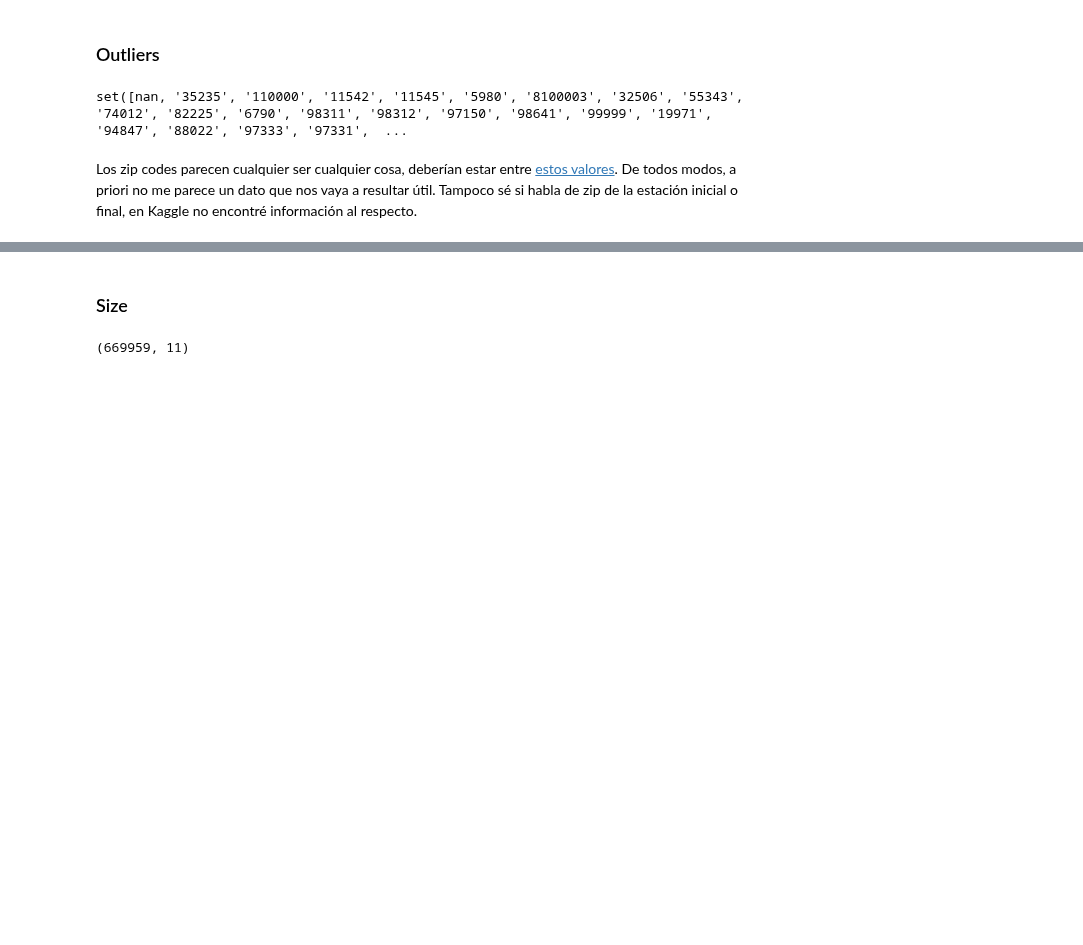
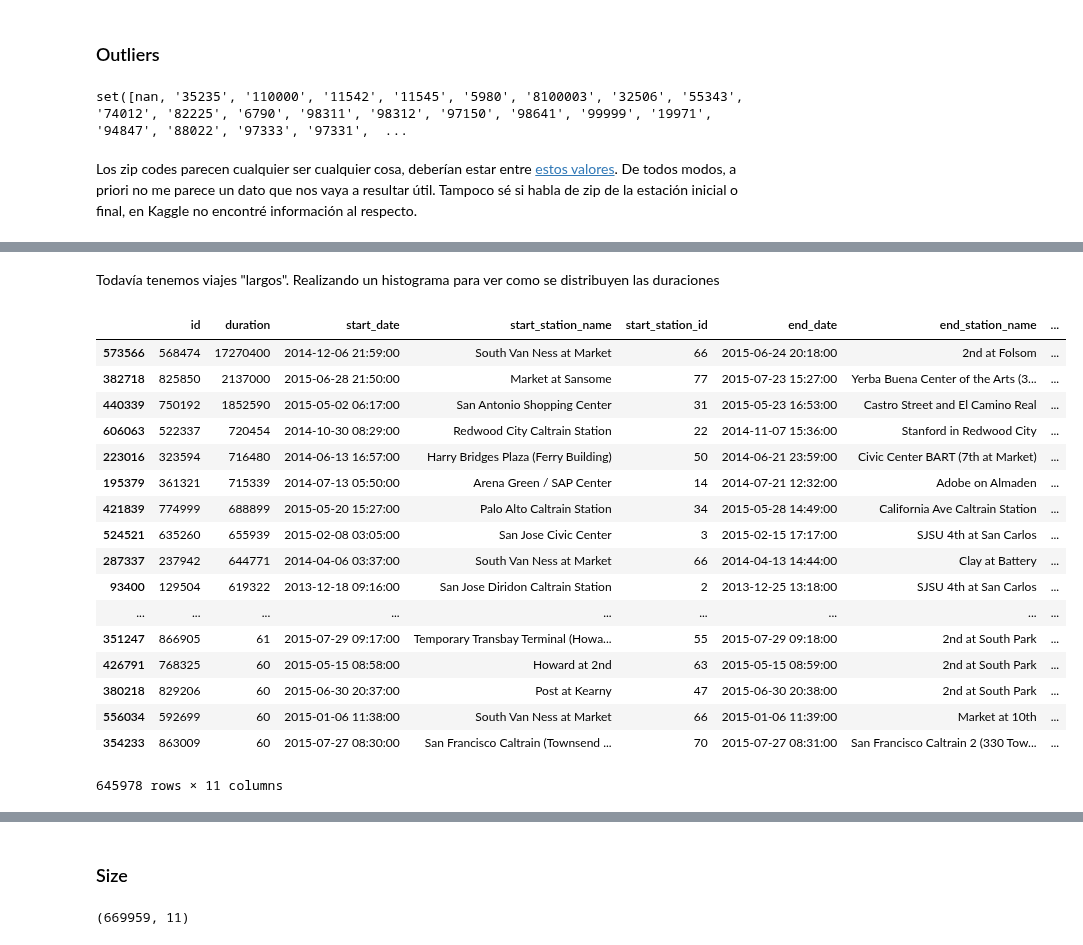
Before and after one commit to Azowyl/TP-Datos, a Jupyter notebook: Clean up data.ipynb, the cells around one changed output, grey strips where cells are left out. Cells and saved outputs as stored; diff of their text form; code cells hidden in the pictures; blank space fills up the shorter version.

```diff
--- a/Clean up data.ipynb
+++ b/Clean up data.ipynb
@@ -15,3 +13,9 @@ import pandas as pd
+# %%
+import pandas as pd
+import seaborn as sns
+import matplotlib.pyplot as plt
+
+pd.set_option('display.float_format', lambda x: '%.2f' % x)
 # %% [markdown]
 ## Station.csv
 # %%
@@ -214,0 +284,23 @@ Los zip codes parecen cualquier ser cualquier cosa, deberían estar entre [estos
+# %% [markdown]
+Todavía tenemos viajes "largos". Realizando un histograma para ver como se distribuyen las duraciones
+# %%
+clean_trips.sort_values(by='duration', ascending=False)
+# %% [output]
+|  | id | duration | start_date | start_station_name | start_station_id | end_date | end_station_name | ... |
+| 573566 | 568474 | 17270400 | 2014-12-06 21:59:00 | South Van Ness at Market | 66 | 2015-06-24 20:18:00 | 2nd at Folsom | ... |
+| 382718 | 825850 | 2137000 | 2015-06-28 21:50:00 | Market at Sansome | 77 | 2015-07-23 15:27:00 | Yerba Buena Center of the Arts (3... | ... |
+| 440339 | 750192 | 1852590 | 2015-05-02 06:17:00 | San Antonio Shopping Center | 31 | 2015-05-23 16:53:00 | Castro Street and El Camino Real | ... |
+| 606063 | 522337 | 720454 | 2014-10-30 08:29:00 | Redwood City Caltrain Station | 22 | 2014-11-07 15:36:00 | Stanford in Redwood City | ... |
+| 223016 | 323594 | 716480 | 2014-06-13 16:57:00 | Harry Bridges Plaza (Ferry Building) | 50 | 2014-06-21 23:59:00 | Civic Center BART (7th at Market) | ... |
+| 195379 | 361321 | 715339 | 2014-07-13 05:50:00 | Arena Green / SAP Center | 14 | 2014-07-21 12:32:00 | Adobe on Almaden | ... |
+| 421839 | 774999 | 688899 | 2015-05-20 15:27:00 | Palo Alto Caltrain Station | 34 | 2015-05-28 14:49:00 | California Ave Caltrain Station | ... |
+| 524521 | 635260 | 655939 | 2015-02-08 03:05:00 | San Jose Civic Center | 3 | 2015-02-15 17:17:00 | SJSU 4th at San Carlos | ... |
+| 287337 | 237942 | 644771 | 2014-04-06 03:37:00 | South Van Ness at Market | 66 | 2014-04-13 14:44:00 | Clay at Battery | ... |
+| 93400 | 129504 | 619322 | 2013-12-18 09:16:00 | San Jose Diridon Caltrain Station | 2 | 2013-12-25 13:18:00 | SJSU 4th at San Carlos | ... |
+| ... | ... | ... | ... | ... | ... | ... | ... | ... |
+| 351247 | 866905 | 61 | 2015-07-29 09:17:00 | Temporary Transbay Terminal (Howa... | 55 | 2015-07-29 09:18:00 | 2nd at South Park | ... |
+| 426791 | 768325 | 60 | 2015-05-15 08:58:00 | Howard at 2nd | 63 | 2015-05-15 08:59:00 | 2nd at South Park | ... |
+| 380218 | 829206 | 60 | 2015-06-30 20:37:00 | Post at Kearny | 47 | 2015-06-30 20:38:00 | 2nd at South Park | ... |
+| 556034 | 592699 | 60 | 2015-01-06 11:38:00 | South Van Ness at Market | 66 | 2015-01-06 11:39:00 | Market at 10th | ... |
+| 354233 | 863009 | 60 | 2015-07-27 08:30:00 | San Francisco Caltrain (Townsend ... | 70 | 2015-07-27 08:31:00 | San Francisco Caltrain 2 (330 Tow... | ... |
+645978 rows × 11 columns
```
Also changed, not shown: parts of 26 cells of this notebook.
